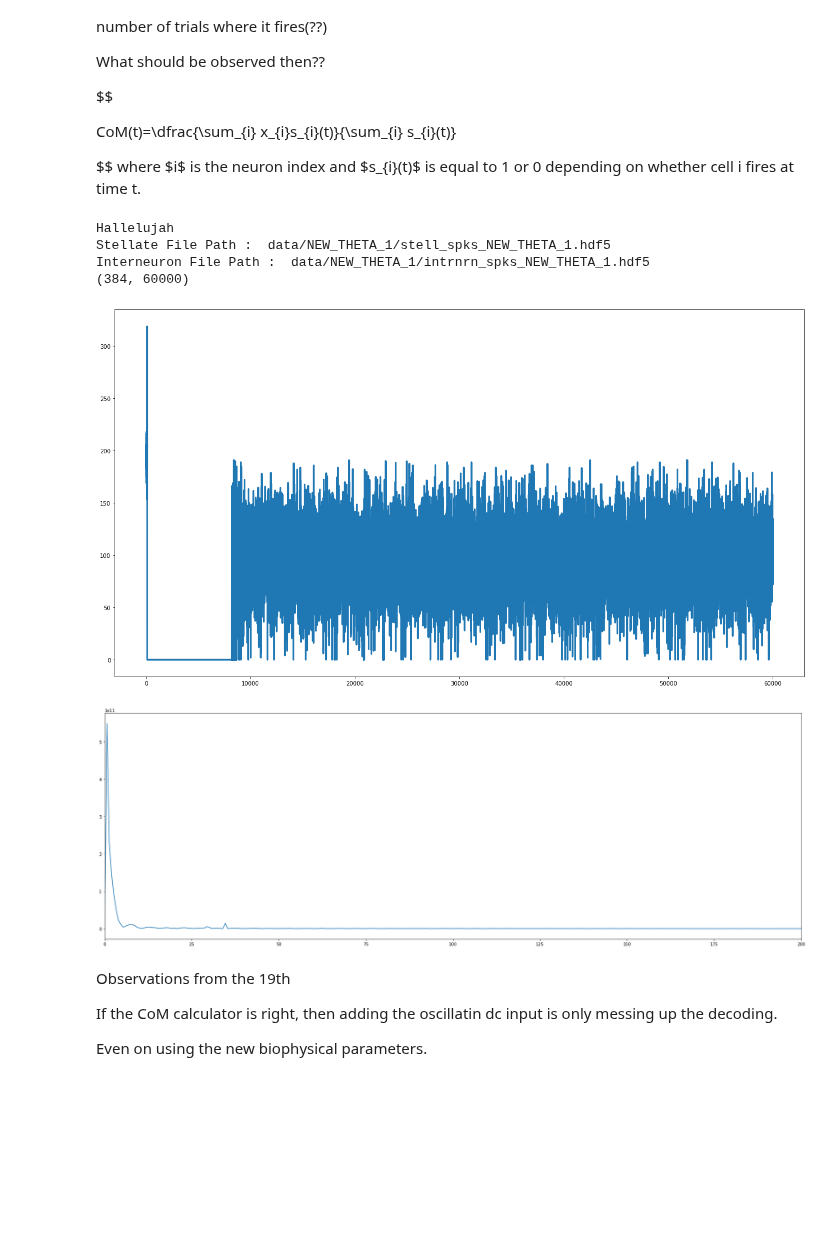
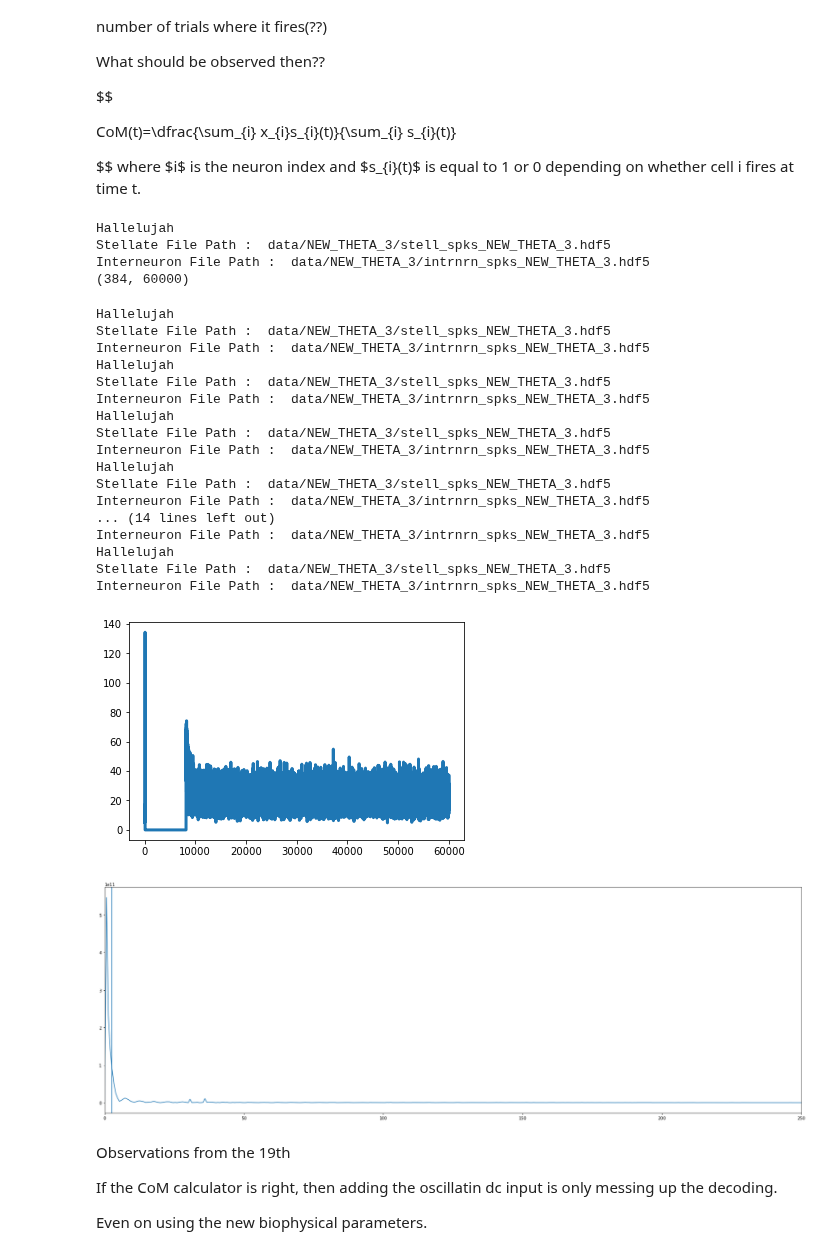
Before and after one commit to tiny-infinity/GridCellsCopy, a Jupyter notebook: analysis/notebooks/theta_analysis/gov_3.ipynb, the cells around one changed output. Drawn from its saved outputs; the diff is of its cells as text; code cells hidden in the pictures; blank space fills up the shorter version.

```diff
--- a/analysis/notebooks/theta_analysis/gov_3.ipynb
+++ b/analysis/notebooks/theta_analysis/gov_3.ipynb
@@ -318,7 +318,7 @@ Stellate File Path :  data/THTA_22/stell_spks_THTA_22.hdf5
 Interneuron File Path :  data/THTA_22/intrnrn_spks_THTA_22.hdf5
 [figure]
 # %%
-intrnrn_v = s_utils.load_data(sim_id="NEW_THETA",data_id="intrnrn_v")
+intrnrn_v = s_utils.load_data(sim_id="NEW_THETA_2",data_id="intrnrn_v")
 fft_freq,fft_sig,pow_spec = a_utils.calc_fft(intrnrn_v)
 time_arr = np.linspace(0,60,60000)
 
@@ -333,7 +333,7 @@ plt.show()
 
 
 
-stell_spks_osc,intrnrn_spks = s_utils.load_spikes(sim_id = "NEW_THETA_1",sim_num=0)
+stell_spks_osc,intrnrn_spks = s_utils.load_spikes(sim_id = "NEW_THETA_2",sim_num=0)
 plt.figure(figsize=(22,10))
 plt.plot(np.linspace(0,60000,60000),intrnrn_v)
 plt.show()
@@ -377,58 +377,98 @@ CoM(t)=\dfrac{\sum_{i} x_{i}s_{i}(t)}{\sum_{i} s_{i}(t)}
 $$
 where $i$ is the neuron index and $s_{i}(t)$ is equal to 1 or 0 depending on whether cell i fires at time t.
 # %%
-stell_spks_1,intrnrn_spks_1 = s_utils.load_spikes(sim_id = "NEW_THETA_1",sim_num=0)
+stell_spks_1,intrnrn_spks_1 = s_utils.load_spikes(sim_id = "NEW_THETA_3",sim_num=0)
 b_stell_1 = a_utils.bin_spike_ms(stell_spks_l=stell_spks_1,sim_dur=60000.0)
 print(np.shape(b_stell_1))
 # %% [output]
 Hallelujah
-Stellate File Path :  data/NEW_THETA_1/stell_spks_NEW_THETA_1.hdf5
-Interneuron File Path :  data/NEW_THETA_1/intrnrn_spks_NEW_THETA_1.hdf5
+Stellate File Path :  data/NEW_THETA_3/stell_spks_NEW_THETA_3.hdf5
+Interneuron File Path :  data/NEW_THETA_3/intrnrn_spks_NEW_THETA_3.hdf5
 (384, 60000)
 # %%
 def com_raster(spk_array):
     """
     Finds the center of mass of neural activity using binned spike data
     Input:
         spk_array(ndarray) : matrix whose rows are cell indices and columns are millisecond timesteps
     Return:
         Time series of center of mass
     """
     com_time_series=[]
     for j in range(len(spk_array[0])):
         num,den=0,0
         for i in range(len(spk_array)):
 
             if spk_array[i][j]==1:
                 num+=i
                 den+=1
         if den==0:
             com_time_series.append(0)
         else:
             com_time_series.append(num/den)
 
     return com_time_series
 
 
+def com_deviation(sim_id,num_sims=10,sim_dur_ms=60000):
+    """
+    Time series of standard deviation of center of mass of neural activity across multiple trials
+
+    """
+    mult_path=[]
+    for i in range(num_sims):
+        stell_spks,intrnrn_spks = s_utils.load_spikes(sim_id=sim_id,sim_num=i)
+        binned_stell = a_utils.bin_spike_ms(stell_spks,sim_dur=sim_dur_ms)
+        com_arr = com_raster(binned_stell)
+        mult_path.append(com_arr)
+
+    mult_arr = np.array(mult_path)
+
+    return np.std(mult_arr,axis=0)
 
 
-sample_com = ((com_raster(b_stell_1)))
+
+
+
+
+
+#sample_com = ((com_raster(b_stell_1)))
+sample_dev = com_deviation(sim_id="NEW_THETA_3")
 time_arr = np.linspace(0,60000,60000)
-plt.figure(figsize=(22,12))
-plt.plot(time_arr,sample_com,linewidth=3)
+
+
+plt.plot(time_arr,sample_dev,linewidth=3)
 plt.show()
 # %% [output]
+Hallelujah
+Stellate File Path :  data/NEW_THETA_3/stell_spks_NEW_THETA_3.hdf5
+Interneuron File Path :  data/NEW_THETA_3/intrnrn_spks_NEW_THETA_3.hdf5
+Hallelujah
+Stellate File Path :  data/NEW_THETA_3/stell_spks_NEW_THETA_3.hdf5
+Interneuron File Path :  data/NEW_THETA_3/intrnrn_spks_NEW_THETA_3.hdf5
+Hallelujah
+Stellate File Path :  data/NEW_THETA_3/stell_spks_NEW_THETA_3.hdf5
+Interneuron File Path :  data/NEW_THETA_3/intrnrn_spks_NEW_THETA_3.hdf5
+Hallelujah
+Stellate File Path :  data/NEW_THETA_3/stell_spks_NEW_THETA_3.hdf5
+Interneuron File Path :  data/NEW_THETA_3/intrnrn_spks_NEW_THETA_3.hdf5
+... (14 lines left out)
+Interneuron File Path :  data/NEW_THETA_3/intrnrn_spks_NEW_THETA_3.hdf5
+Hallelujah
+Stellate File Path :  data/NEW_THETA_3/stell_spks_NEW_THETA_3.hdf5
+Interneuron File Path :  data/NEW_THETA_3/intrnrn_spks_NEW_THETA_3.hdf5
-[figure, old version]
+[figure, new version]
 # %%
 fft_freq,fft_sig,pow_spec = a_utils.calc_fft(sample_com)
 time_arr = np.linspace(0,60,60000)
 
 fig,ax=plt.subplots(1,1,figsize=(30,10))
 ax.plot(fft_freq,pow_spec)
-ax.set_xlim(0,200)
+ax.set_xlim(0,250)
+ax.axvline(x=fft_freq[np.argmax(pow_spec[50:])])
 plt.show()
 # %% [output]
-[figure, old version]
+[figure, new version]
 # %% [markdown]
 Observations from the 19th
 
```
Also changed, not shown: parts of 6 cells of this notebook, 1 other file.
